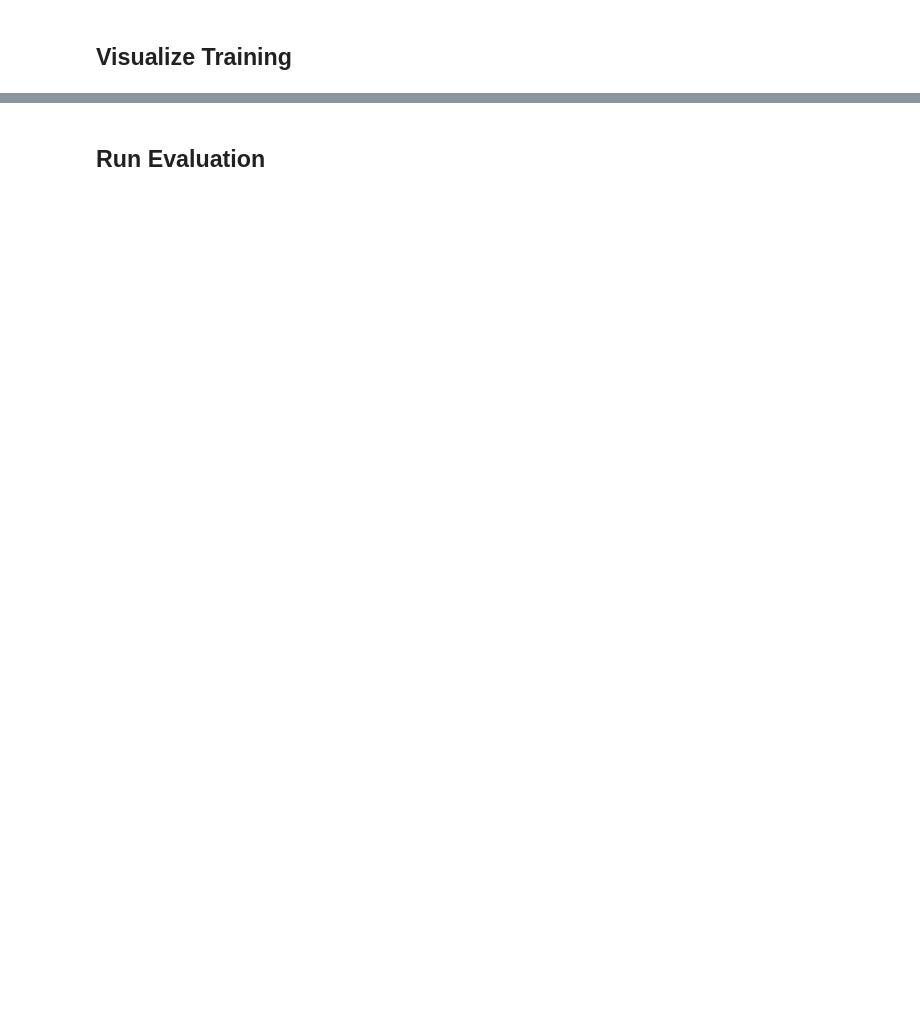
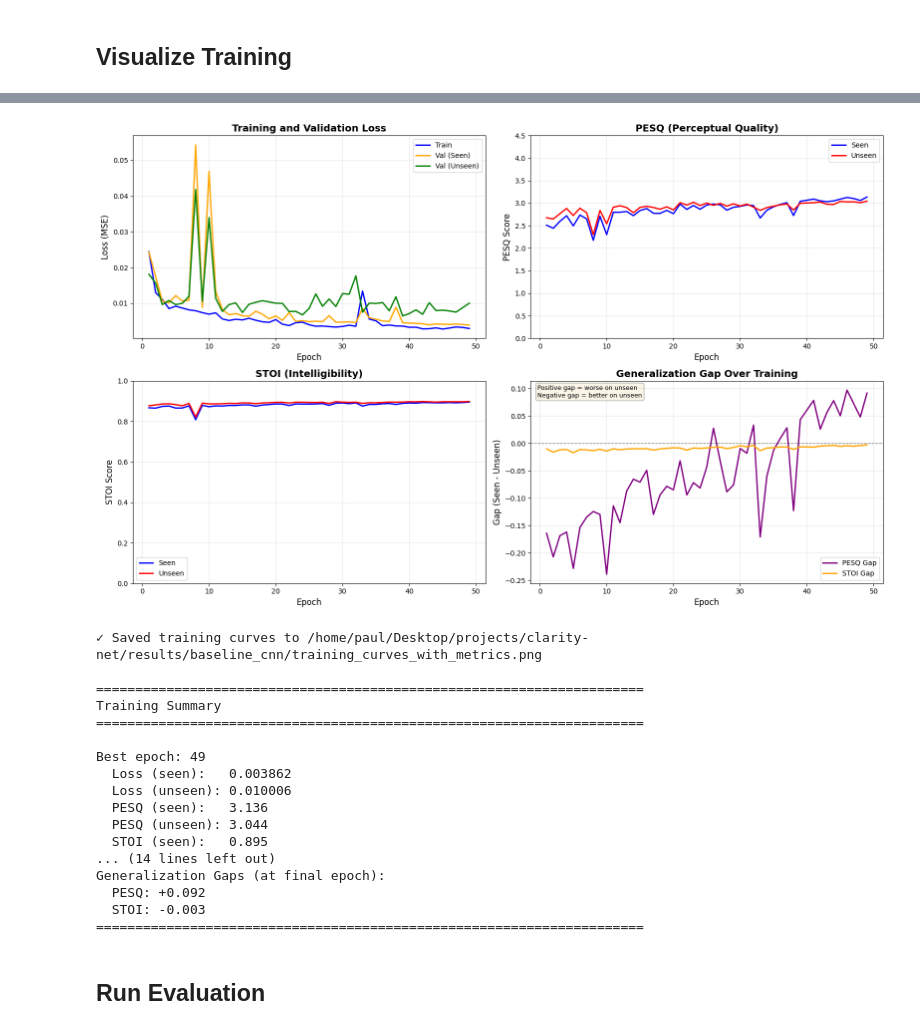
Before and after one commit to paulsoriiiano/clarity-net, a Jupyter notebook: notebooks/03_baseline_cnn_training.ipynb, the cells around one changed output, grey strips where cells are left out. Drawn from its saved outputs; the diff is of its cells as text; code cells hidden in the pictures; blank space fills up the shorter version.

Commit message:
refactor: use scripts and modules to run training

```diff
--- a/notebooks/03_baseline_cnn_training.ipynb
+++ b/notebooks/03_baseline_cnn_training.ipynb
@@ -137,20 +159,20 @@ print("✓ Dataset class defined")
 # %% [markdown]
 ## Create Datasets
 # %%
-print("Creating datasets...\n")
+# print("Creating datasets...\n")
 
-MANIFEST_PATH = PROJECT_ROOT / "data/processed/speech_manifest.json"
+# MANIFEST_PATH = PROJECT_ROOT / "data/MANIFEST.json"
 
-train_dataset = CNNDataset(MANIFEST_PATH, "train", root_dir=PROJECT_ROOT)
-val_seen_dataset = CNNDataset(MANIFEST_PATH, "val_seen", root_dir=PROJECT_ROOT)
-val_unseen_dataset = CNNDataset(MANIFEST_PATH, "val_unseen", root_dir=PROJECT_ROOT)
-test_seen_dataset = CNNDataset(MANIFEST_PATH, "test_seen", root_dir=PROJECT_ROOT)
-test_unseen_dataset = CNNDataset(MANIFEST_PATH, "test_unseen", root_dir=PROJECT_ROOT)
+# train_dataset = CNNDataset(MANIFEST_PATH, "train", root_dir=PROJECT_ROOT)
+# val_seen_dataset = CNNDataset(MANIFEST_PATH, "val_seen", root_dir=PROJECT_ROOT)
+# val_unseen_dataset = CNNDataset(MANIFEST_PATH, "val_unseen", root_dir=PROJECT_ROOT)
+# test_seen_dataset = CNNDataset(MANIFEST_PATH, "test_seen", root_dir=PROJECT_ROOT)
+# test_unseen_dataset = CNNDataset(MANIFEST_PATH, "test_unseen", root_dir=PROJECT_ROOT)
 
-print("\n" + "="*60)
-print(f"Training:          {len(train_dataset)} pairs")
-print(f"Validation (seen): {len(val_seen_dataset)} pairs")
-print(f"Validation (uns.): {len(val_unseen_dataset)} pairs")
-print(f"Test (seen):       {len(test_seen_dataset)} pairs")
-print(f"Test (uns.):       {len(test_unseen_dataset)} pairs")
-print("="*60)
+# print("\n" + "="*60)
+# print(f"Training:          {len(train_dataset)} pairs")
+# print(f"Validation (seen): {len(val_seen_dataset)} pairs")
+# print(f"Validation (uns.): {len(val_unseen_dataset)} pairs")
+# print(f"Test (seen):       {len(test_seen_dataset)} pairs")
+# print(f"Test (uns.):       {len(test_unseen_dataset)} pairs")
+# print("="*60)
@@ -669,2 +598,25 @@ Training curves saved to /home/paul/Desktop/projects/clarity-net/results/baselin
+# %%
+from src.evaluation.visualize import plot_loss_curves
+
+plot_loss_curves(history, RESULTS_DIR)
+# %% [output]
+[figure, added]
+✓ Saved training curves to /home/paul/Desktop/projects/clarity-net/results/baseline_cnn/training_curves_with_metrics.png
+
+======================================================================
+Training Summary
+======================================================================
+
+Best epoch: 49
+  Loss (seen):   0.003862
+  Loss (unseen): 0.010006
+  PESQ (seen):   3.136
+  PESQ (unseen): 3.044
+  STOI (seen):   0.895
+... (14 lines left out)
+Generalization Gaps (at final epoch):
+  PESQ: +0.092
+  STOI: -0.003
+======================================================================
 # %% [markdown]
 ## Run Evaluation
```
Also changed, not shown: parts of 28 cells of this notebook.
